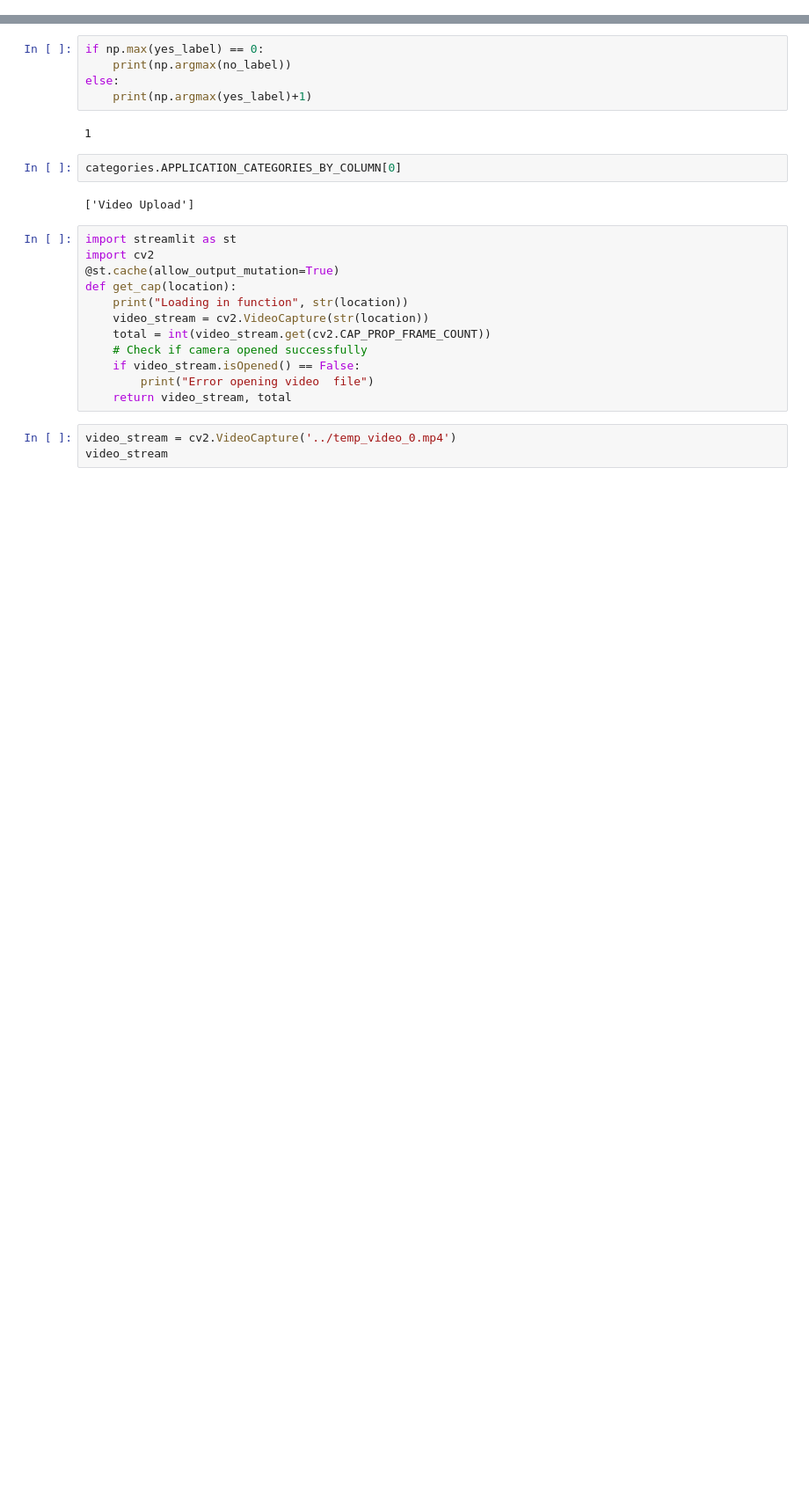
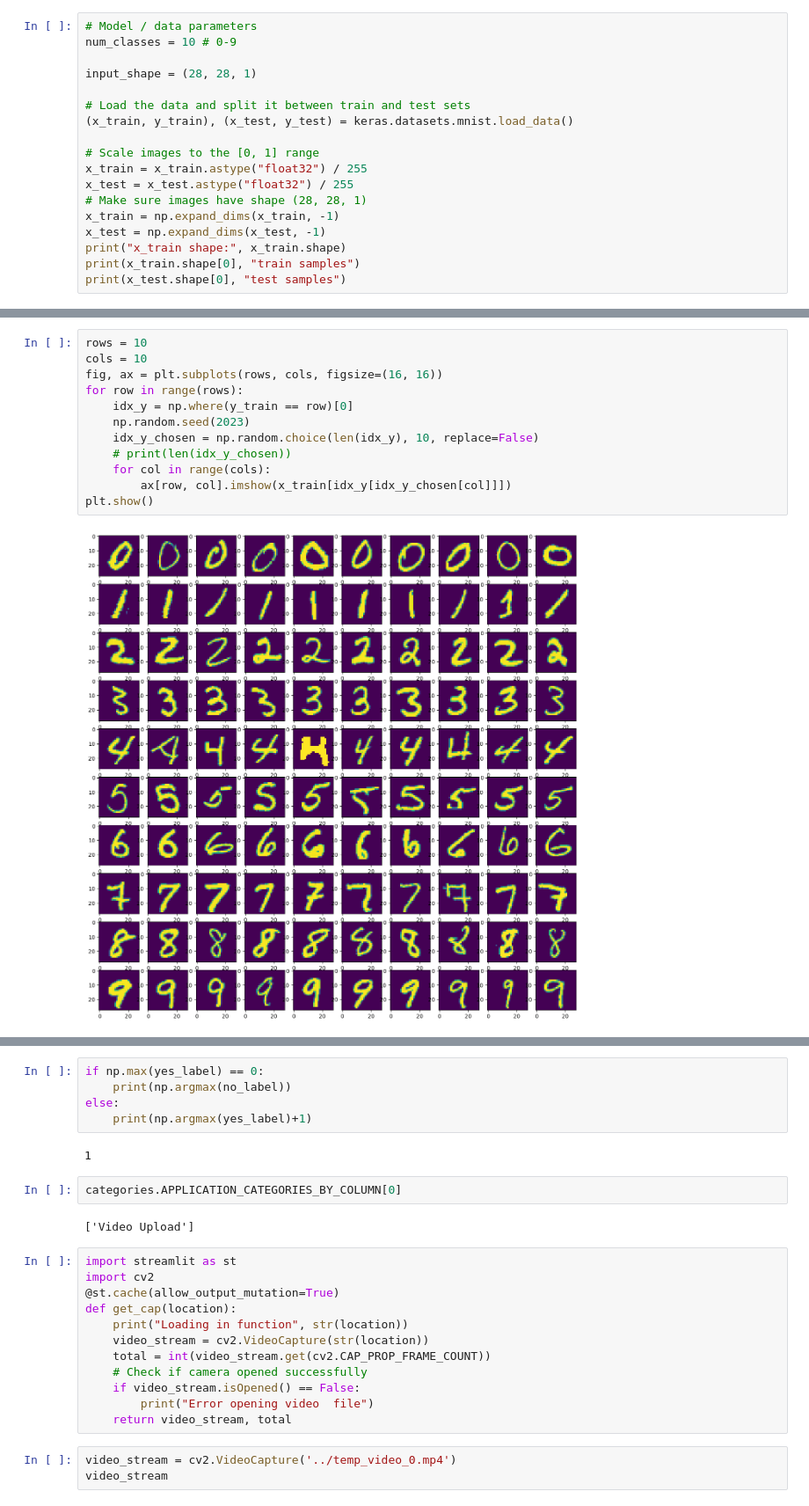
Before and after one commit to runninghsus/semi-supervised-ASL, a Jupyter notebook: analyses/explanations.ipynb, the cells around one changed output, grey strips where cells are left out. Shown: that part at 88% size. Saved outputs shown, nothing was run; the diff lists cells and outputs as text; blank space fills up the shorter version.

```diff
--- a/analyses/explanations.ipynb
+++ b/analyses/explanations.ipynb
@@ -20,0 +31,18 @@ np.max(no_label), np.max(yes_label)
+# %%
+# Model / data parameters
+num_classes = 10 # 0-9
+
+input_shape = (28, 28, 1)
+
+# Load the data and split it between train and test sets
+(x_train, y_train), (x_test, y_test) = keras.datasets.mnist.load_data()
+
+# Scale images to the [0, 1] range
+x_train = x_train.astype("float32") / 255
+x_test = x_test.astype("float32") / 255
+# Make sure images have shape (28, 28, 1)
+x_train = np.expand_dims(x_train, -1)
+x_test = np.expand_dims(x_test, -1)
+print("x_train shape:", x_train.shape)
+print(x_train.shape[0], "train samples")
+print(x_test.shape[0], "test samples")
@@ -20,0 +57,14 @@ np.max(no_label), np.max(yes_label)
+# %%
+rows = 10
+cols = 10
+fig, ax = plt.subplots(rows, cols, figsize=(16, 16))
+for row in range(rows):
+    idx_y = np.where(y_train == row)[0]
+    np.random.seed(2023)
+    idx_y_chosen = np.random.choice(len(idx_y), 10, replace=False)
+    # print(len(idx_y_chosen))
+    for col in range(cols):
+        ax[row, col].imshow(x_train[idx_y[idx_y_chosen[col]]])
+plt.show()
+# %% [output]
+[figure, added]
```
Also changed, not shown: parts of 14 cells of this notebook, 15 other files.
